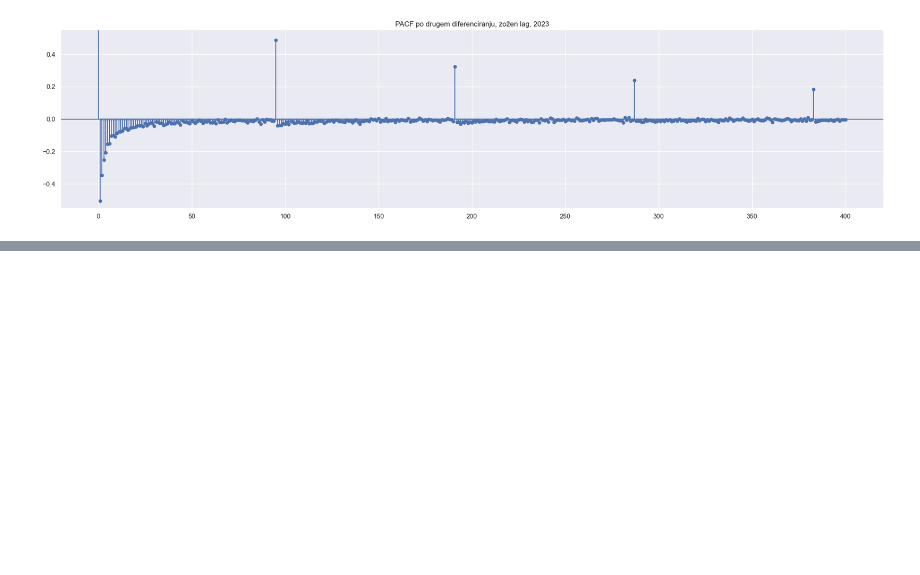
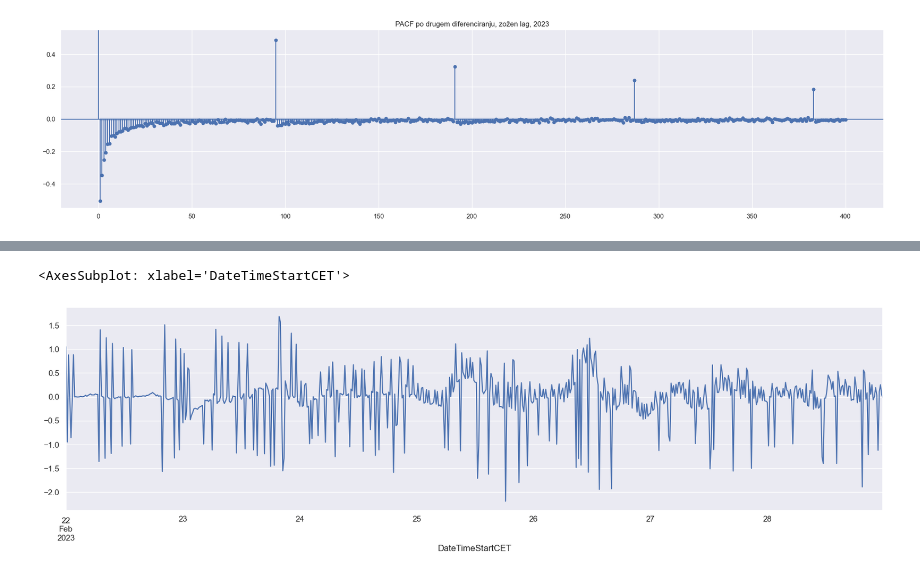
Before and after one commit to karolina-sa/Matematika-z-racunalnikom-projekt, a Jupyter notebook: analiza_casovne_vrste.ipynb, the cells around one changed output, grey strips where cells are left out. Saved outputs shown, nothing was run; the diff lists cells and outputs as text; code cells hidden in the pictures; blank space fills up the shorter version.

Commit message:
Arimax

```diff
--- a/analiza_casovne_vrste.ipynb
+++ b/analiza_casovne_vrste.ipynb
@@ -189,0 +219,10 @@ Text(0.5, 1.0, 'PACF po drugem diferenciranju, zožen lag, 2023')
+# %%
+## MODELI
+
+# da bo šlo bolj hitro se zaenkrat omejimo na samo na dva meseca:
+# train data:
+train_data = ts_diff2['2023-02-20':'2023-02-28']
+train_data_OG = podatki.loc['2023-02-22':'2023-02-28', 'Odjem ACT']
+# test data:
+test_data = ts_diff2['2023-03-01']
+test_data_OG = podatki.loc['2023-03-01', 'Odjem ACT']
@@ -189,0 +295,8 @@ Text(0.5, 1.0, 'PACF po drugem diferenciranju, zožen lag, 2023')
+# %%
+# Constructing the ARIMA model
+
+from statsmodels.tsa.arima_model import ARIMA
+
+model = sm.tsa.statespace.SARIMAX(train_data_OG, order=(6,1,1), seasonal_order=(1,1,1,96))
+results = model.fit()
+results.summary()
@@ -189,0 +329,5 @@ Text(0.5, 1.0, 'PACF po drugem diferenciranju, zožen lag, 2023')
+# %%
+results.resid.plot()
+# %% [output]
+<AxesSubplot: xlabel='DateTimeStartCET'>
+[figure, added]
```
Also changed, not shown: parts of 14 cells of this notebook.
